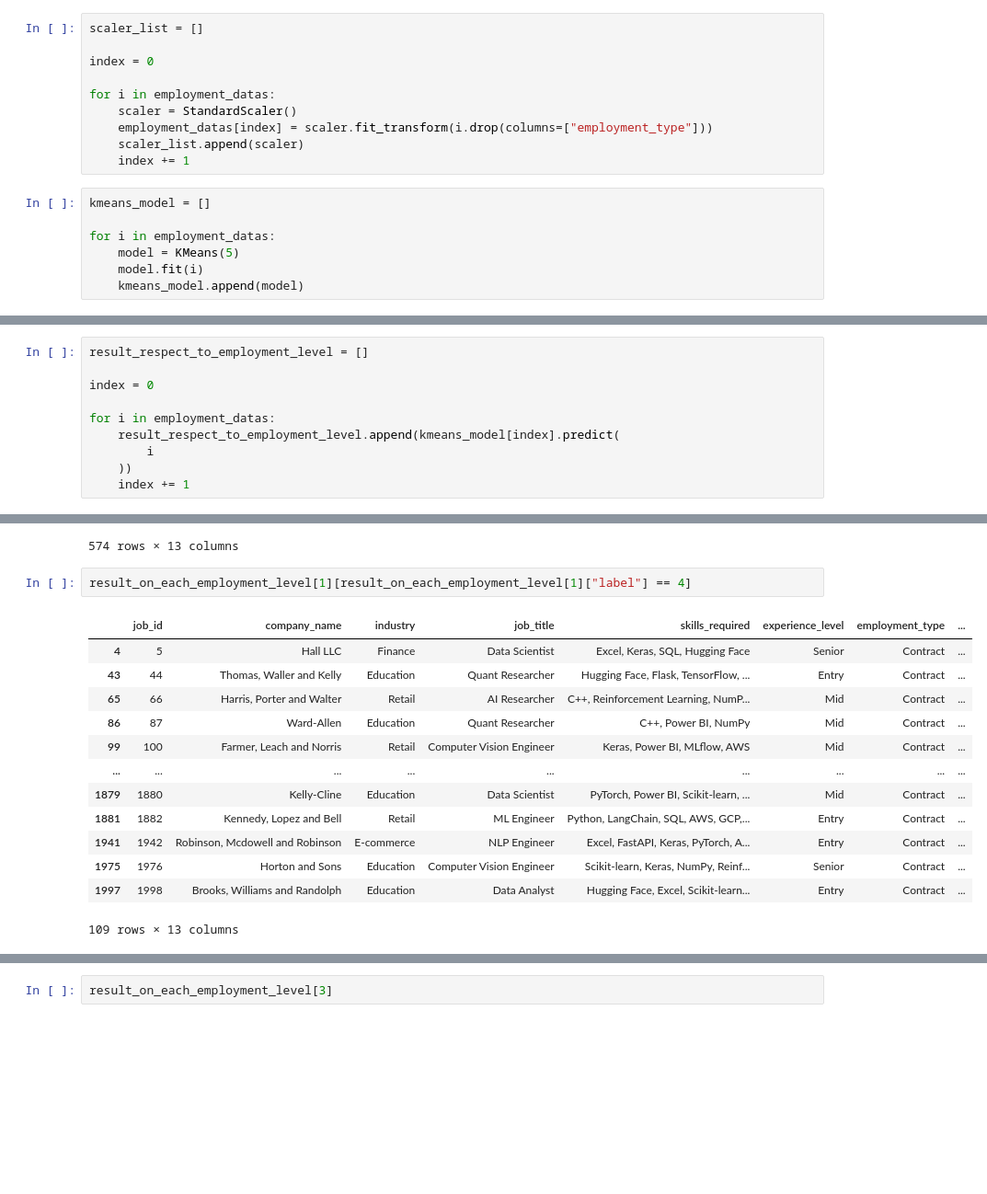
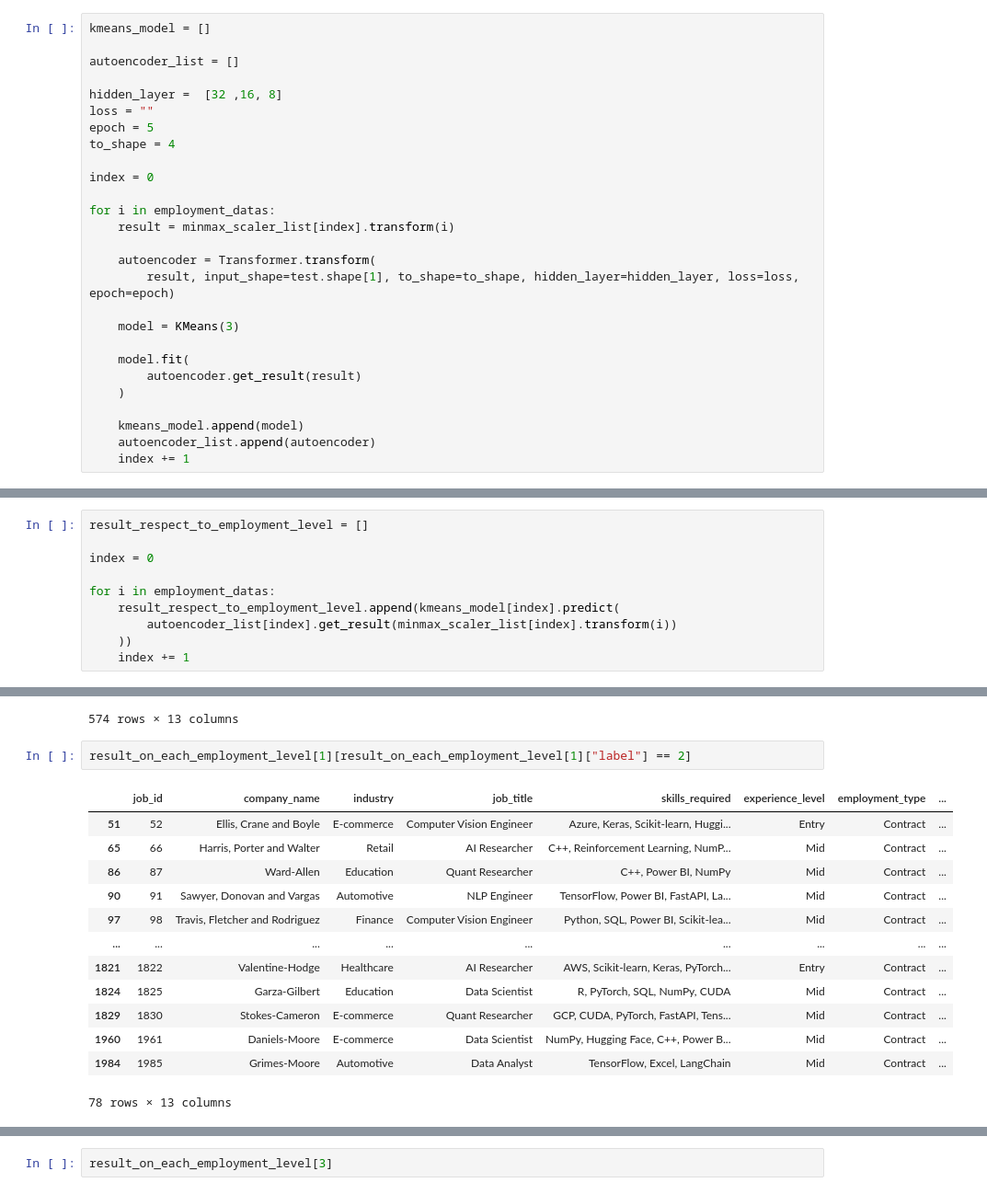
Before and after one commit to aldosiregar/Ai-data-workforce, a Jupyter notebook: ai workforce in america.ipynb, the cells around one changed output, grey strips where cells are left out. Shown at 92% size. Cells and saved outputs as stored; diff of their text form; blank space fills up the shorter version.

```diff
--- a/ai workforce in america.ipynb
+++ b/ai workforce in america.ipynb
@@ -221,17 +535,27 @@ from sklearn.cluster import KMeans
-# %%
-scaler_list = []
-
-index = 0
-
-for i in employment_datas:
-    scaler = StandardScaler()
-    employment_datas[index] = scaler.fit_transform(i.drop(columns=["employment_type"]))
-    scaler_list.append(scaler)
-    index += 1
 # %%
 kmeans_model = []
 
+autoencoder_list = []
+
+hidden_layer =  [32 ,16, 8]
+loss = ""
+epoch = 5
+to_shape = 4
+
+index = 0
+
 for i in employment_datas:
-    model = KMeans(5)
-    model.fit(i)
+    result = minmax_scaler_list[index].transform(i)
+
+    autoencoder = Transformer.transform(
+        result, input_shape=test.shape[1], to_shape=to_shape, hidden_layer=hidden_layer, loss=loss, epoch=epoch)
+
+    model = KMeans(3)
+
+    model.fit(
+        autoencoder.get_result(result)
+    )
+
     kmeans_model.append(model)
+    autoencoder_list.append(autoencoder)
+    index += 1
@@ -249,6 +586,6 @@ index = 0
 
 for i in employment_datas:
     result_respect_to_employment_level.append(kmeans_model[index].predict(
-        i
+        autoencoder_list[index].get_result(minmax_scaler_list[index].transform(i))
     ))
     index += 1
@@ -359,19 +640,19 @@ result_on_each_employment_level[0]
 | 1995 | 1996 | Mueller, Ellis and Clark | Finance | NLP Engineer | Flask, FastAPI, Power BI | Senior | Internship | ... |
 574 rows × 13 columns
 # %%
-result_on_each_employment_level[1][result_on_each_employment_level[1]["label"] == 4]
+result_on_each_employment_level[1][result_on_each_employment_level[1]["label"] == 2]
 # %% [output]
 |  | job_id | company_name | industry | job_title | skills_required | experience_level | employment_type | ... |
-| 4 | 5 | Hall LLC | Finance | Data Scientist | Excel, Keras, SQL, Hugging Face | Senior | Contract | ... |
-| 43 | 44 | Thomas, Waller and Kelly | Education | Quant Researcher | Hugging Face, Flask, TensorFlow, ... | Entry | Contract | ... |
+| 51 | 52 | Ellis, Crane and Boyle | E-commerce | Computer Vision Engineer | Azure, Keras, Scikit-learn, Huggi... | Entry | Contract | ... |
 | 65 | 66 | Harris, Porter and Walter | Retail | AI Researcher | C++, Reinforcement Learning, NumP... | Mid | Contract | ... |
 | 86 | 87 | Ward-Allen | Education | Quant Researcher | C++, Power BI, NumPy | Mid | Contract | ... |
-| 99 | 100 | Farmer, Leach and Norris | Retail | Computer Vision Engineer | Keras, Power BI, MLflow, AWS | Mid | Contract | ... |
+| 90 | 91 | Sawyer, Donovan and Vargas | Automotive | NLP Engineer | TensorFlow, Power BI, FastAPI, La... | Mid | Contract | ... |
+| 97 | 98 | Travis, Fletcher and Rodriguez | Finance | Computer Vision Engineer | Python, SQL, Power BI, Scikit-lea... | Mid | Contract | ... |
 | ... | ... | ... | ... | ... | ... | ... | ... | ... |
-| 1879 | 1880 | Kelly-Cline | Education | Data Scientist | PyTorch, Power BI, Scikit-learn, ... | Mid | Contract | ... |
-| 1881 | 1882 | Kennedy, Lopez and Bell | Retail | ML Engineer | Python, LangChain, SQL, AWS, GCP,... | Entry | Contract | ... |
-| 1941 | 1942 | Robinson, Mcdowell and Robinson | E-commerce | NLP Engineer | Excel, FastAPI, Keras, PyTorch, A... | Entry | Contract | ... |
-| 1975 | 1976 | Horton and Sons | Education | Computer Vision Engineer | Scikit-learn, Keras, NumPy, Reinf... | Senior | Contract | ... |
-| 1997 | 1998 | Brooks, Williams and Randolph | Education | Data Analyst | Hugging Face, Excel, Scikit-learn... | Entry | Contract | ... |
+| 1821 | 1822 | Valentine-Hodge | Healthcare | AI Researcher | AWS, Scikit-learn, Keras, PyTorch... | Entry | Contract | ... |
+| 1824 | 1825 | Garza-Gilbert | Education | Data Scientist | R, PyTorch, SQL, NumPy, CUDA | Mid | Contract | ... |
+| 1829 | 1830 | Stokes-Cameron | E-commerce | Quant Researcher | GCP, CUDA, PyTorch, FastAPI, Tens... | Mid | Contract | ... |
+| 1960 | 1961 | Daniels-Moore | E-commerce | Data Scientist | NumPy, Hugging Face, C++, Power B... | Mid | Contract | ... |
+| 1984 | 1985 | Grimes-Moore | Automotive | Data Analyst | TensorFlow, Excel, LangChain | Mid | Contract | ... |
-109 rows × 13 columns
+78 rows × 13 columns
 # %%
```
Also changed, not shown: parts of 54 cells of this notebook, 11 other files.
